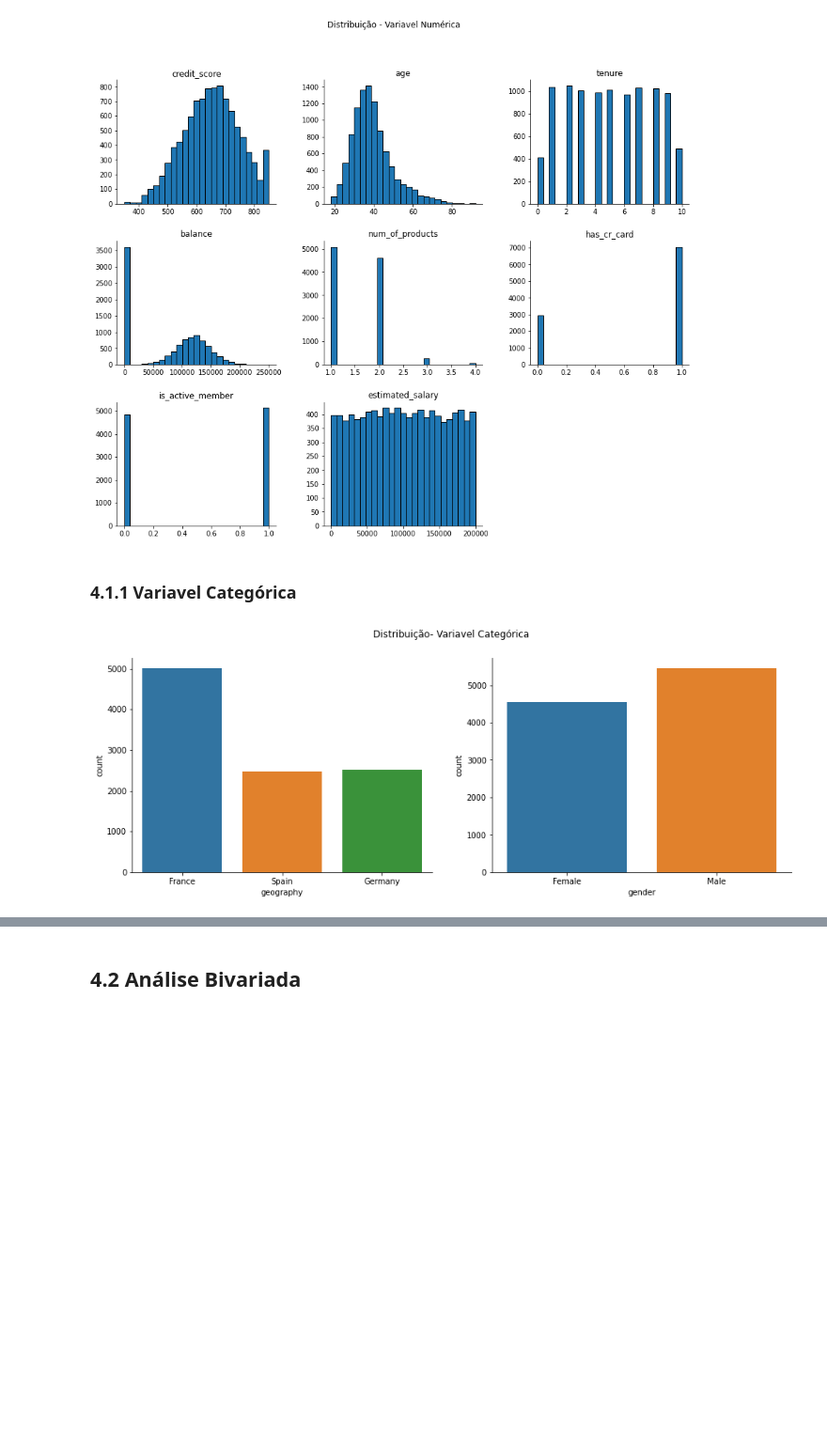
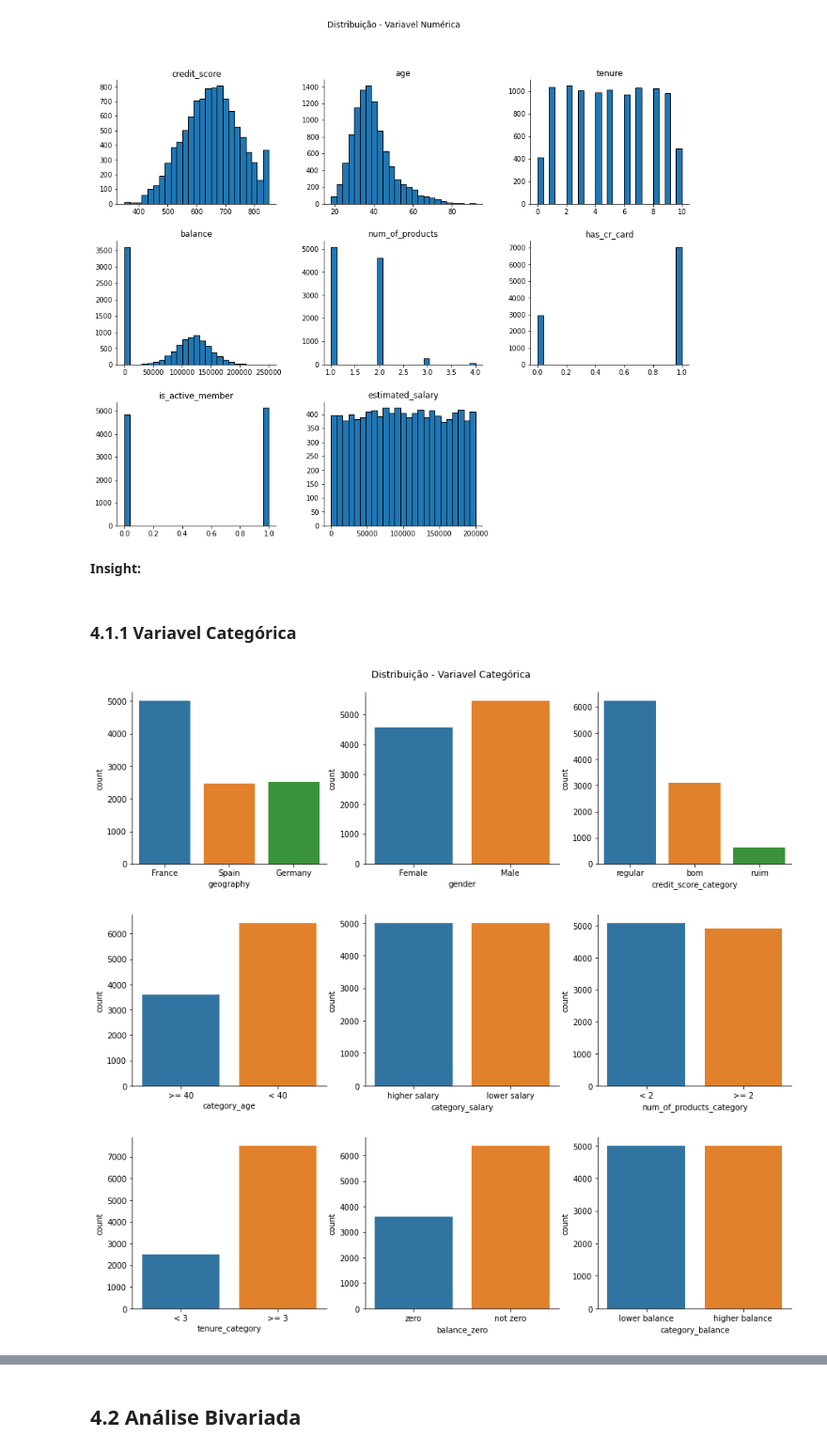
Before and after one commit to Jhonatanslopes/Bank-Customer-Churn, a Jupyter notebook: Notebook/notebook.ipynb, the cells around one changed output, grey strips where cells are left out. Shown at 94% size. Cells and saved outputs as stored; diff of their text form; code cells hidden in the pictures; blank space fills up the shorter version.

Commit message:
cycle 2: update EDA and hypotheses

```diff
--- a/Notebook/notebook.ipynb
+++ b/Notebook/notebook.ipynb
@@ -363,7 +393,7 @@ df2['num_of_products_category'] = df2['num_of_products'].apply(lambda x: '< 2' i
 
 
 # **3.** Clientes que permaneceram ativos por menos de 3 anos, entram mais em Churn.
-df2['active_member_category'] = df2['is_active_member'].apply(lambda x: '< 3' if x < 3 else '>= 3')
+df2['tenure_category'] = df2['tenure'].apply(lambda x: '< 3' if x < 3 else '>= 3')
 
 
 # **4.** Clientes que ficam com a conta zerada, entram mais em Churn.
@@ -373,6 +403,11 @@ df2['balance_zero'] = df2['balance'].apply(lambda x: 'zero' if x == 0.0 else 'no
 # **5.** Clientes que possuem valor menor que a mediana na conta, entram mais em Churn.
 MEDIAN_BALANCE = df2['balance'].median()
 df2['category_balance'] = df2['balance'].apply(lambda x: 'higher balance' if x > MEDIAN_BALANCE else 'lower balance')
+
+
+
+
+# cycle 3: add aquisition power
 # %% [markdown]
 # 3.0 FILTRAGEM DE DADOS
 # %% [markdown]
@@ -401,19 +438,19 @@ plt.suptitle('Distribuição - Variavel Numérica')
 sns.despine(right=True);
 # %% [output]
 [figure]
+# %% [markdown]
+**Insight:**
 # %% [markdown]
 ### 4.1.1 Variavel Categórica
-# %%
-cat = df4.select_dtypes(include=['object']).drop(columns='surname')
-
-plt.figure(figsize=(15, 5))
-plt.subplot(1, 2, 1)
-sns.countplot(x='geography', data=cat)
-plt.suptitle('Distribuição- Variavel Categórica')
-sns.despine(right=True)
-
-plt.subplot(1, 2, 2)
-sns.countplot(x='gender', data=cat)
-sns.despine(right=True);
-# %% [output]
-[figure, removed]
+# %%
+cat = df4.select_dtypes(include=['object']).drop(columns='surname')
+
+plot_bar(x1='geography', x2='gender', x3='credit_score_category', df=cat)
+plt.suptitle('Distribuição - Variavel Categórica');
+
+plot_bar(x1='category_age', x2='category_salary', x3='num_of_products_category', df=cat)
+plot_bar(x1='tenure_category', x2='balance_zero', x3='category_balance', df=cat)
+# %% [output]
+[figure, added]
+[figure, added]
+[figure, added]
```
Also changed, not shown: parts of 42 cells of this notebook.
